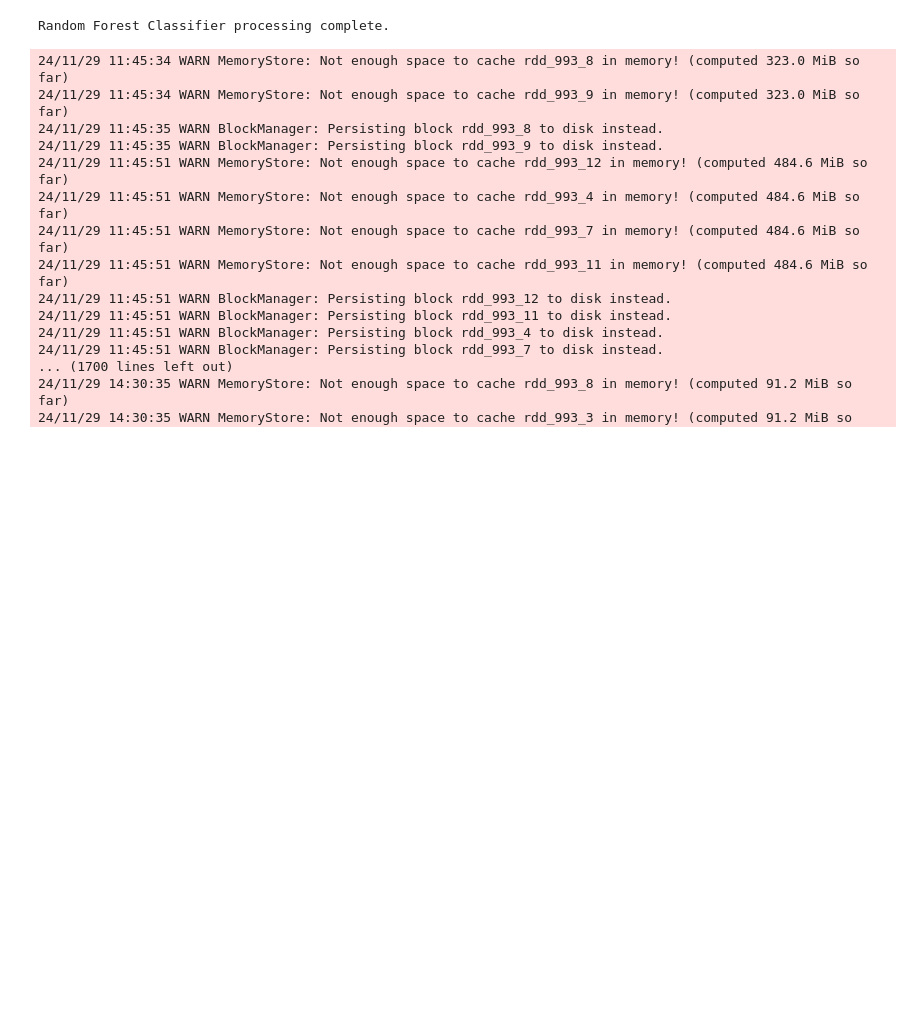
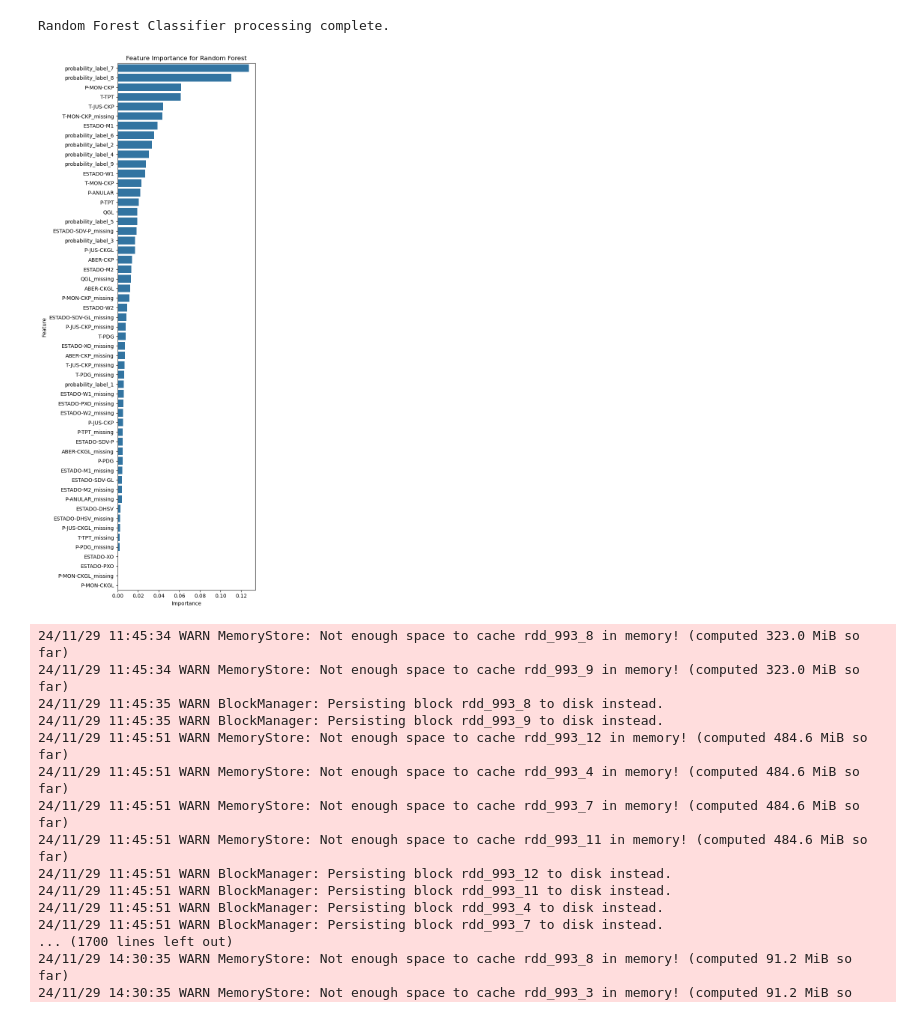
Before and after one commit to Abdulatif-AZ/CapStone, a Jupyter notebook: ML/3W_PySpark_MLlib_Stacked_Model.ipynb, the cells around one changed output. Cells and saved outputs as stored; diff of their text form; code cells hidden in the pictures; blank space fills up the shorter version.

Commit message:
Added feature importance for RF 2nd Layer model

```diff
--- a/ML/3W_PySpark_MLlib_Stacked_Model.ipynb
+++ b/ML/3W_PySpark_MLlib_Stacked_Model.ipynb
@@ -684,6 +684,23 @@ only showing top 20 rows
 24/11/29 11:44:39 WARN DAGScheduler: Broadcasting large task binary with size 6.4 MiB
 24/11/29 11:44:39 WARN DAGScheduler: Broadcasting large task binary with size 6.4 MiB
 Random Forest Classifier processing complete.
+# %%
+# plot feature importance for Random Forest
+feature_importance_rf = pd.read_csv(os.path.join(LOG_DIR, "feature_importance_rf.csv"))
+feature_importance_rf = feature_importance_rf.sort_values("importance", ascending=False)
+
+plt.figure(figsize=(6, 15))
+sns.barplot(x="importance", y="feature", data=feature_importance_rf)
+plt.title("Feature Importance for Random Forest")
+plt.xlabel("Importance")
+plt.ylabel("Feature")
+plt.tight_layout()
+plt.show()
+
+# save the plot
+plot_path_rf = os.path.join(LOG_DIR, "RandomForest_feature_importance.png")
+# %% [output]
+[figure, added]
 # %%
 # Multilayer Perceptron Classifier
 num_classes_mlp = train_data.select("indexed_" + target_name).distinct().count()
```
Also changed, not shown: parts of 1 cell of this notebook, 1 other file.
